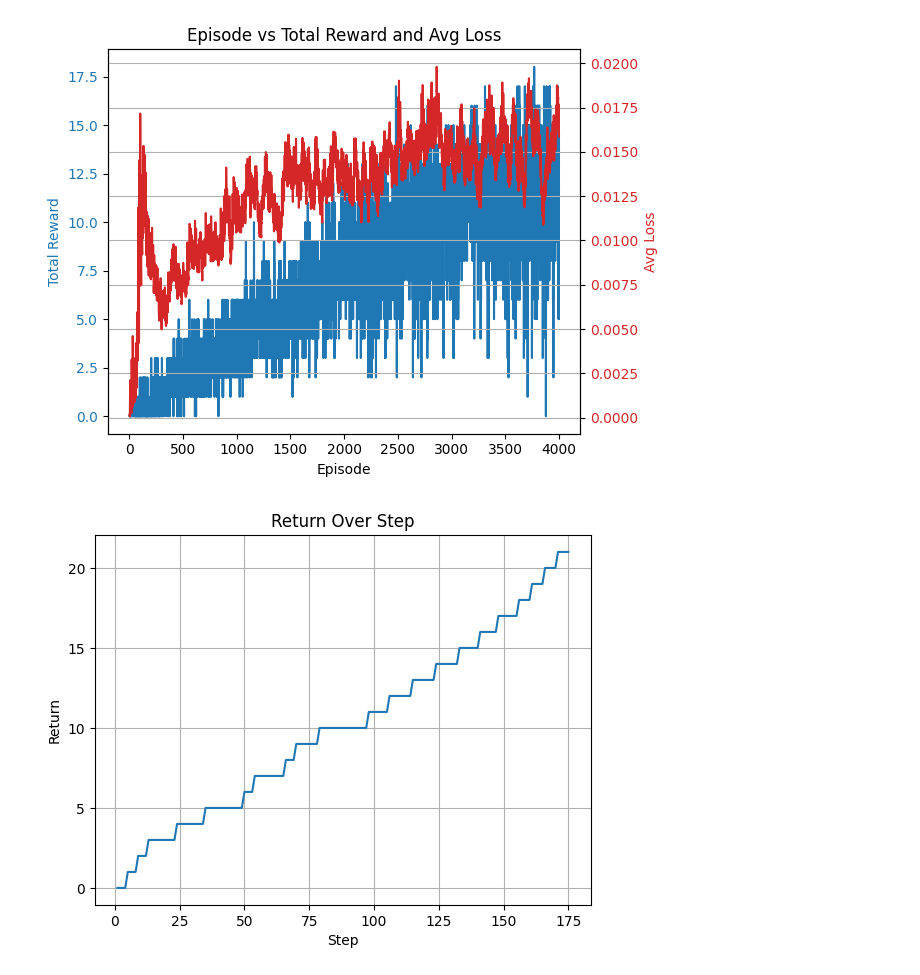
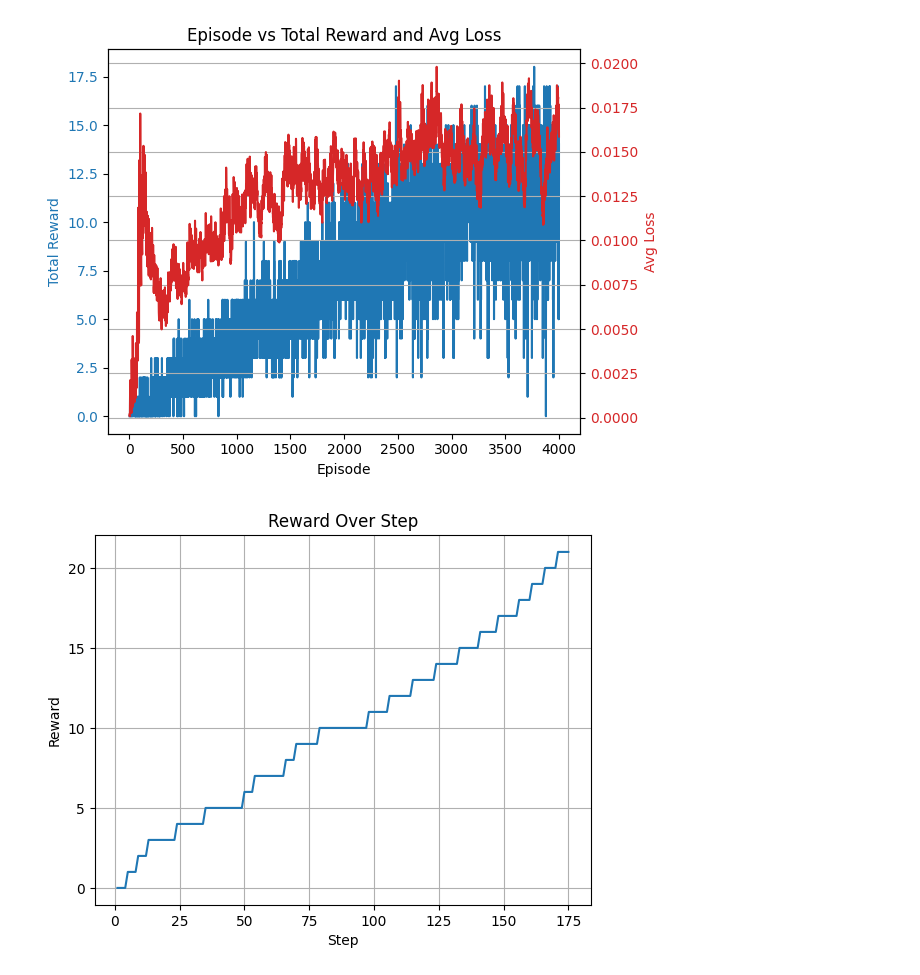
Before and after one commit to thecarmechanic/cse190-warehouse-bots, a Jupyter notebook: custom-rewards-dqn/dqn_rewards_graphs.ipynb, the cells around one changed output. Cells and saved outputs as stored; diff of their text form; code cells hidden in the pictures.

Commit message:
custom reward debugging

```diff
--- a/custom-rewards-dqn/dqn_rewards_graphs.ipynb
+++ b/custom-rewards-dqn/dqn_rewards_graphs.ipynb
@@ -173,11 +173,11 @@ plt.show()
 # %%
 # Load the CSV
 reward3_df2 = pd.read_csv("reward3_eval_stats.csv")  # replace with your actual filename
 # Plot the total_rewards
 plt.plot(reward3_df2['step'],reward3_df2['total reward'])
-plt.title('Return Over Step')
+plt.title('Reward Over Step')
 plt.xlabel('Step')
-plt.ylabel('Return')
+plt.ylabel('Reward')
 plt.grid()
 # %% [output]
-[figure, old version]
+[figure, new version]
```
Also changed, not shown: parts of 6 cells of this notebook, 1 other file.
